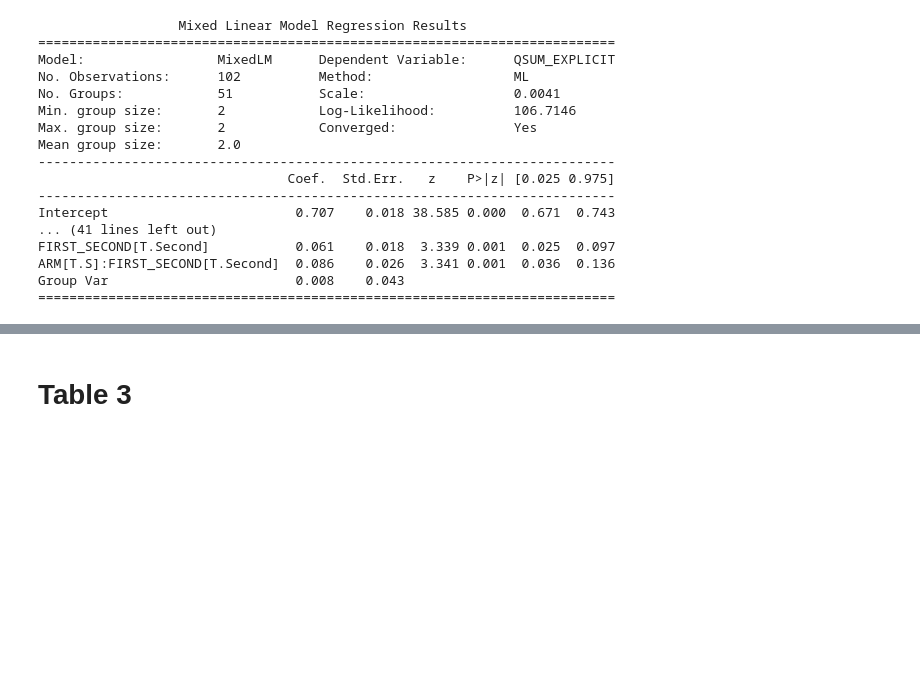
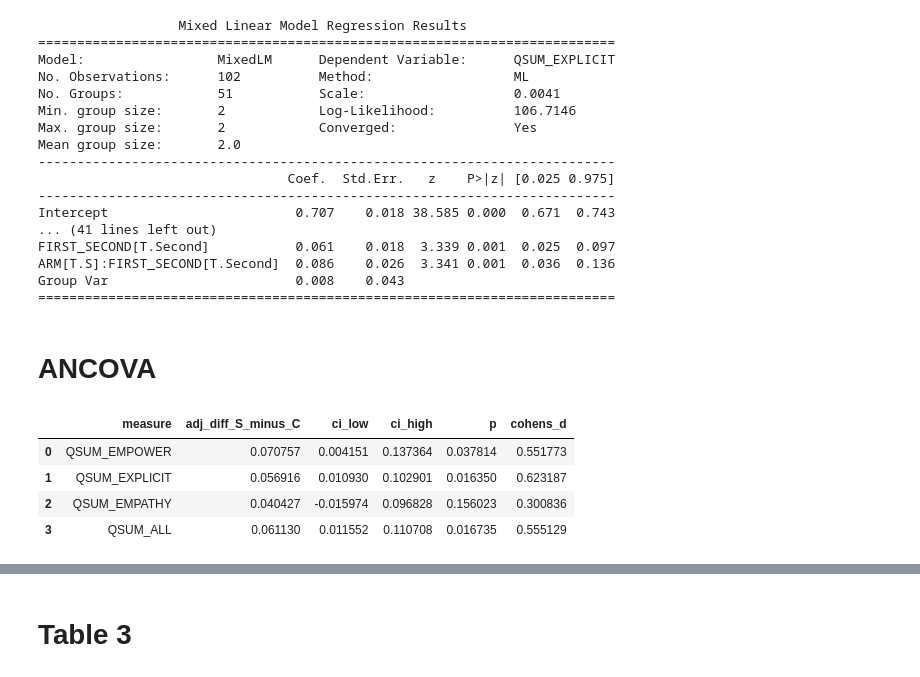
Before and after one commit to ROC-HCI/SOPHIE-1.0, a Jupyter notebook: 2_SOPHIE_Pre_Post_analysis.ipynb, the cells around one changed output, grey strips where cells are left out. Cells and saved outputs as stored; diff of their text form; code cells hidden in the pictures; blank space fills up the shorter version.

Commit message:
ANCOVA analysis added

```diff
--- a/2_SOPHIE_Pre_Post_analysis.ipynb
+++ b/2_SOPHIE_Pre_Post_analysis.ipynb
@@ -643,3 +643,57 @@ FIRST_SECOND[T.Second]           0.061    0.018  3.339 0.001  0.025  0.097
 ARM[T.S]:FIRST_SECOND[T.Second]  0.086    0.026  3.341 0.001  0.036  0.136
 Group Var                        0.008    0.043
 ==========================================================================
+# %% [markdown]
+# ANCOVA
+# %%
+## Adjusted mean difference (95% CI) and Cohen's d per QSUM measure
+#
+# For each outcome we fit the ANCOVA  post ~ pre + group  (Control = reference)
+# and report the SOPHIE - Control adjusted mean difference, its 95% CI, the
+# p-value, and Cohen's d (adjusted difference / pooled post-test SD).
+
+import numpy as np
+import pandas as pd
+import statsmodels.formula.api as smf
+
+def _make_group(pre_df, post_df, measure, label):
+    merged = pre_df.merge(post_df, on='P_ID', suffixes=('_pre', '_post'))
+    return pd.DataFrame({
+        'group': label,
+        'pre': merged[f'{measure}_pre'],
+        'post': merged[f'{measure}_post'],
+    })
+
+def _pooled_sd(post, group):
+    stats = post.groupby(group).agg(['count', 'var'])
+    n, v = stats['count'], stats['var']
+    return np.sqrt(((n - 1) * v).sum() / (n.sum() - len(n)))
+
+rows = []
+for measure in ['QSUM_EMPOWER', 'QSUM_EXPLICIT', 'QSUM_EMPATHY', 'QSUM_ALL']:
+    df = pd.concat([
+        _make_group(sophie_pre, sophie_post, measure, 'SOPHIE'),
+        _make_group(control_pre, control_post, measure, 'Control'),
+    ], ignore_index=True)
+
+    model = smf.ols("post ~ pre + C(group, Treatment(reference='Control'))", data=df).fit()
+    term = [t for t in model.params.index if t.startswith('C(group')][0]
+    ci_low, ci_high = model.conf_int().loc[term]
+
+    rows.append({
+        'measure': measure,
+        'adj_diff_S_minus_C': model.params[term],
+        'ci_low': ci_low,
+        'ci_high': ci_high,
+        'p': model.pvalues[term],
+        'cohens_d': model.params[term] / _pooled_sd(df['post'], df['group']),
+    })
+
+summary = pd.DataFrame(rows)
+summary
+# %% [output]
+|  | measure | adj_diff_S_minus_C | ci_low | ci_high | p | cohens_d |
+| 0 | QSUM_EMPOWER | 0.070757 | 0.004151 | 0.137364 | 0.037814 | 0.551773 |
+| 1 | QSUM_EXPLICIT | 0.056916 | 0.010930 | 0.102901 | 0.016350 | 0.623187 |
+| 2 | QSUM_EMPATHY | 0.040427 | -0.015974 | 0.096828 | 0.156023 | 0.300836 |
+| 3 | QSUM_ALL | 0.061130 | 0.011552 | 0.110708 | 0.016735 | 0.555129 |
```
Also changed, not shown: parts of 1 cell of this notebook.
